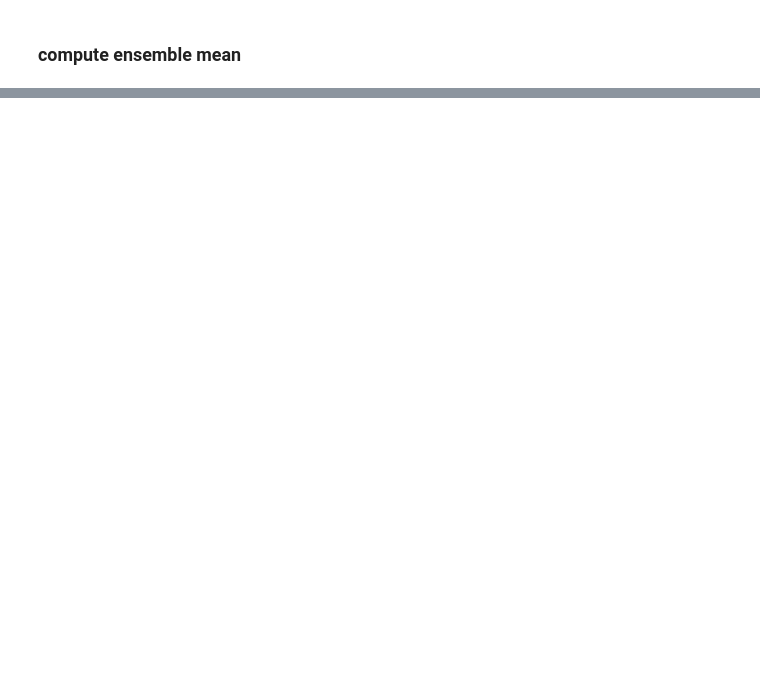
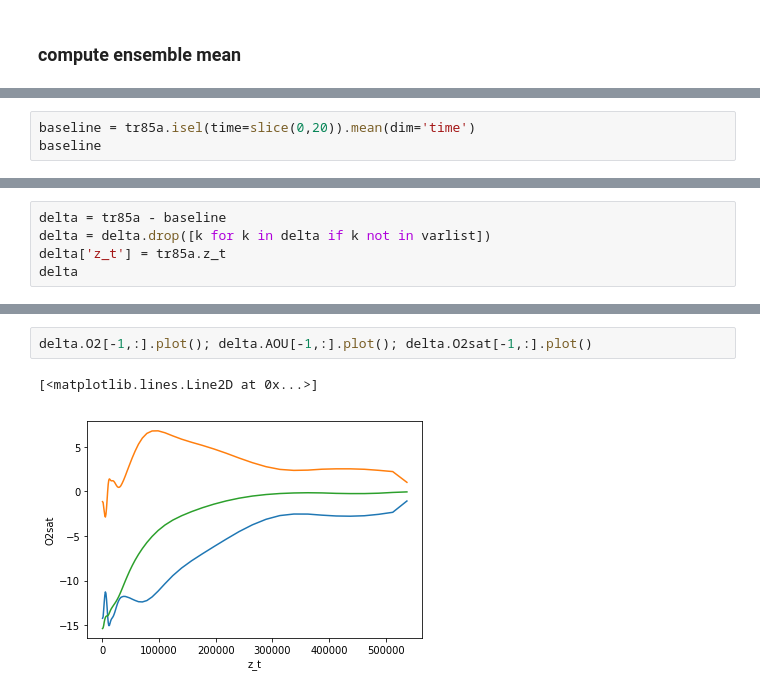
Before and after one commit to matt-long/iucn-deoxygenation-report, a Jupyter notebook: plot_cesm_global_profile.ipynb, the cells around one changed output, grey strips where cells are left out. Cells and saved outputs as stored; diff of their text form; blank space fills up the shorter version.

```diff
--- a/plot_cesm_global_profile.ipynb
+++ b/plot_cesm_global_profile.ipynb
@@ -68,0 +75,3 @@ tr85a.O2.plot()
+# %%
+baseline = tr85a.isel(time=slice(0,20)).mean(dim='time')
+baseline
@@ -68,0 +96,5 @@ tr85a.O2.plot()
+# %%
+delta = tr85a - baseline
+delta = delta.drop([k for k in delta if k not in varlist])
+delta['z_t'] = tr85a.z_t
+delta
@@ -68,0 +114,5 @@ tr85a.O2.plot()
+# %%
+delta.O2[-1,:].plot(); delta.AOU[-1,:].plot(); delta.O2sat[-1,:].plot()
+# %% [output]
+[<matplotlib.lines.Line2D at 0x...>]
+[figure, added]
```
Also changed, not shown: parts of 8 cells of this notebook, 3 other files.
